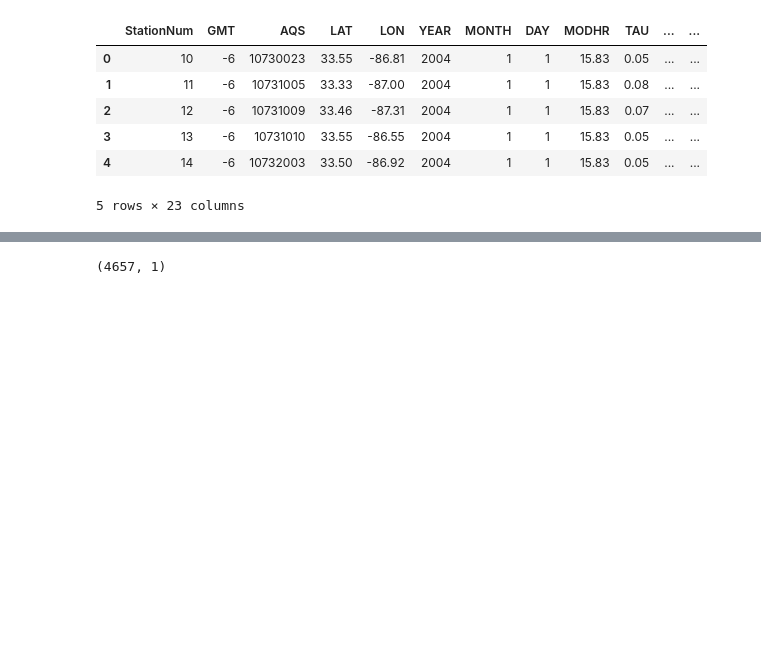
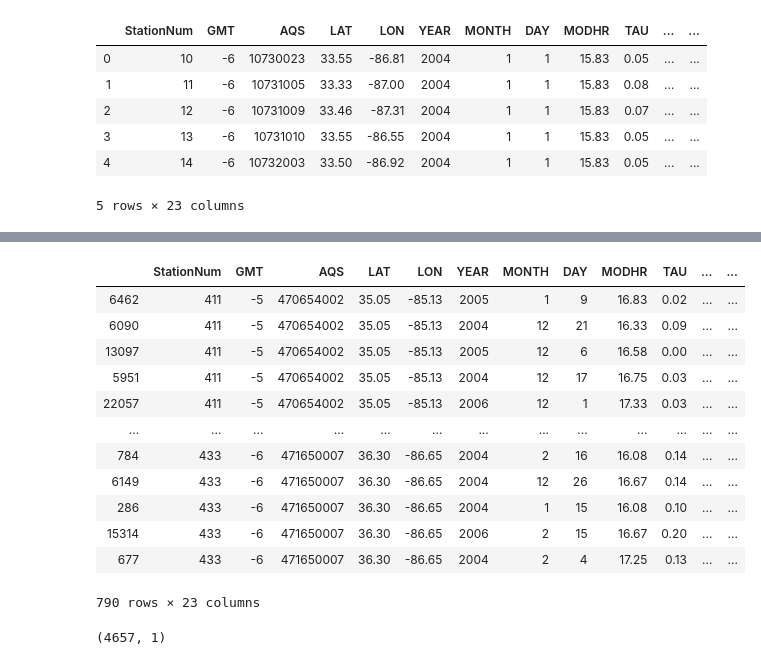
Before and after one commit to souvikr/AQ-satellite, a Jupyter notebook: Neural_Network_Keras.ipynb, the cells around one changed output, grey strips where cells are left out. Drawn from its saved outputs; the diff is of its cells as text; code cells hidden in the pictures; blank space fills up the shorter version.

```diff
--- a/Neural_Network_Keras.ipynb
+++ b/Neural_Network_Keras.ipynb
@@ -30,0 +68,16 @@ df.head(5)
+# %%
+winter_train = train_station[train_station['MONTH'].isin([12,1,2])]
+summer_train = train_station[train_station['MONTH'].isin([6,7,8])]
+
+winter_test = test_station[test_station['MONTH'].isin([12,1,2])]
+summer_test = test_station[test_station['MONTH'].isin([6,7,8])]
+
+x_win = pd.DataFrame(winter_train[['TAU', 'RH','TMP','HPBL','WS10m','CLOUD']])
+x_sum = pd.DataFrame(summer_train[['TAU', 'RH','TMP','HPBL','WS10m','CLOUD']])
+y_sum = pd.DataFrame(summer_train['PM24H'])
+y_win = pd.DataFrame(winter_train['PM24H'])
+
+x_win_test = pd.DataFrame(winter_test[['TAU', 'RH','TMP','HPBL','WS10m','CLOUD']])
+x_sum_test = pd.DataFrame(summer_test[['TAU', 'RH','TMP','HPBL','WS10m','CLOUD']])
+y_sum_test = pd.DataFrame(summer_test['PM24H'])
+y_win_test = pd.DataFrame(winter_test['PM24H'])
@@ -30,0 +142,16 @@ df.head(5)
+# %%
+winter_test
+# %% [output]
+|  | StationNum | GMT | AQS | LAT | LON | YEAR | MONTH | DAY | MODHR | TAU | ... | ... |
+| 6462 | 411 | -5 | 470654002 | 35.05 | -85.13 | 2005 | 1 | 9 | 16.83 | 0.02 | ... | ... |
+| 6090 | 411 | -5 | 470654002 | 35.05 | -85.13 | 2004 | 12 | 21 | 16.33 | 0.09 | ... | ... |
+| 13097 | 411 | -5 | 470654002 | 35.05 | -85.13 | 2005 | 12 | 6 | 16.58 | 0.00 | ... | ... |
+| 5951 | 411 | -5 | 470654002 | 35.05 | -85.13 | 2004 | 12 | 17 | 16.75 | 0.03 | ... | ... |
+| 22057 | 411 | -5 | 470654002 | 35.05 | -85.13 | 2006 | 12 | 1 | 17.33 | 0.03 | ... | ... |
+| ... | ... | ... | ... | ... | ... | ... | ... | ... | ... | ... | ... | ... |
+| 784 | 433 | -6 | 471650007 | 36.30 | -86.65 | 2004 | 2 | 16 | 16.08 | 0.14 | ... | ... |
+| 6149 | 433 | -6 | 471650007 | 36.30 | -86.65 | 2004 | 12 | 26 | 16.67 | 0.14 | ... | ... |
+| 286 | 433 | -6 | 471650007 | 36.30 | -86.65 | 2004 | 1 | 15 | 16.08 | 0.10 | ... | ... |
+| 15314 | 433 | -6 | 471650007 | 36.30 | -86.65 | 2006 | 2 | 15 | 16.67 | 0.20 | ... | ... |
+| 677 | 433 | -6 | 471650007 | 36.30 | -86.65 | 2004 | 2 | 4 | 17.25 | 0.13 | ... | ... |
+790 rows × 23 columns
```
Also changed, not shown: parts of 29 cells of this notebook, 3 other files.
